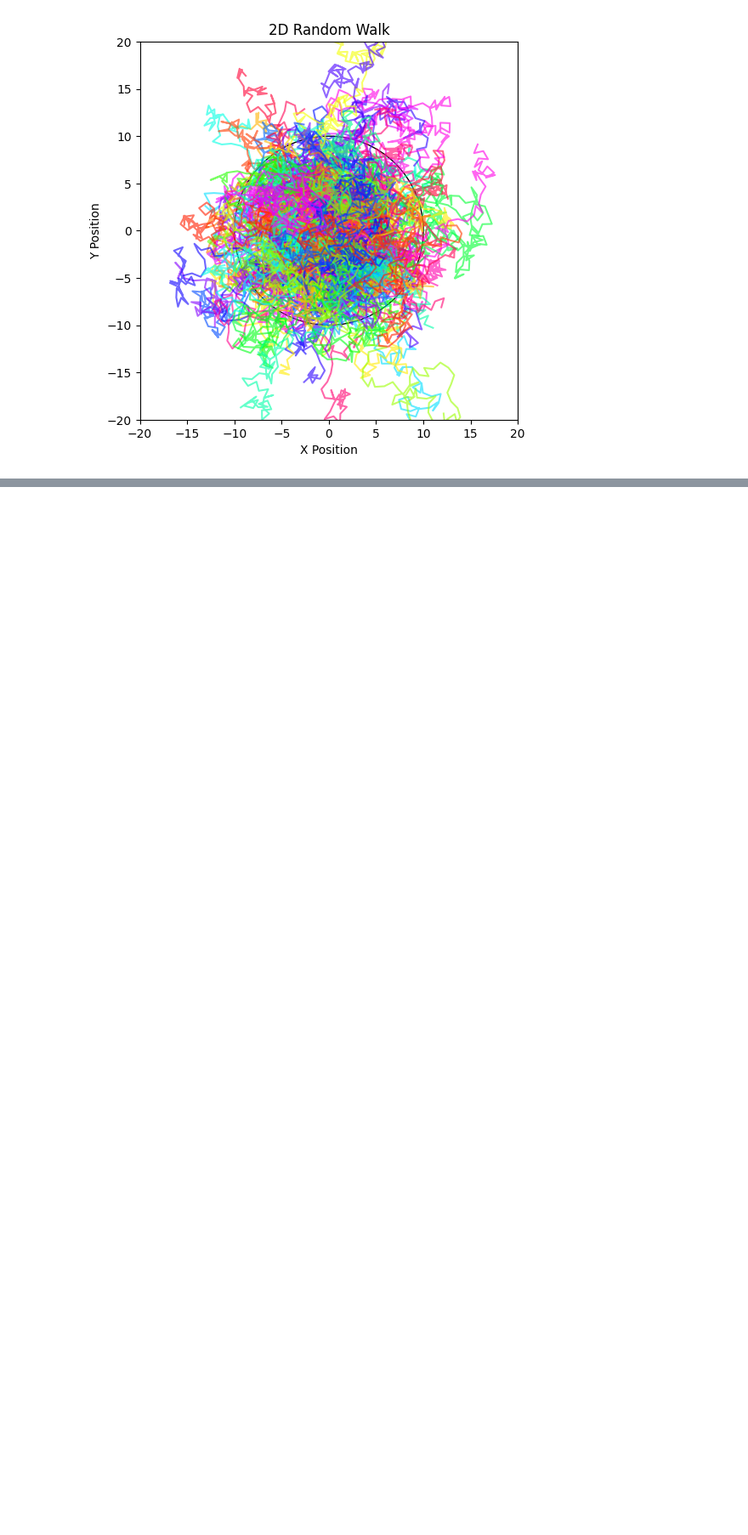
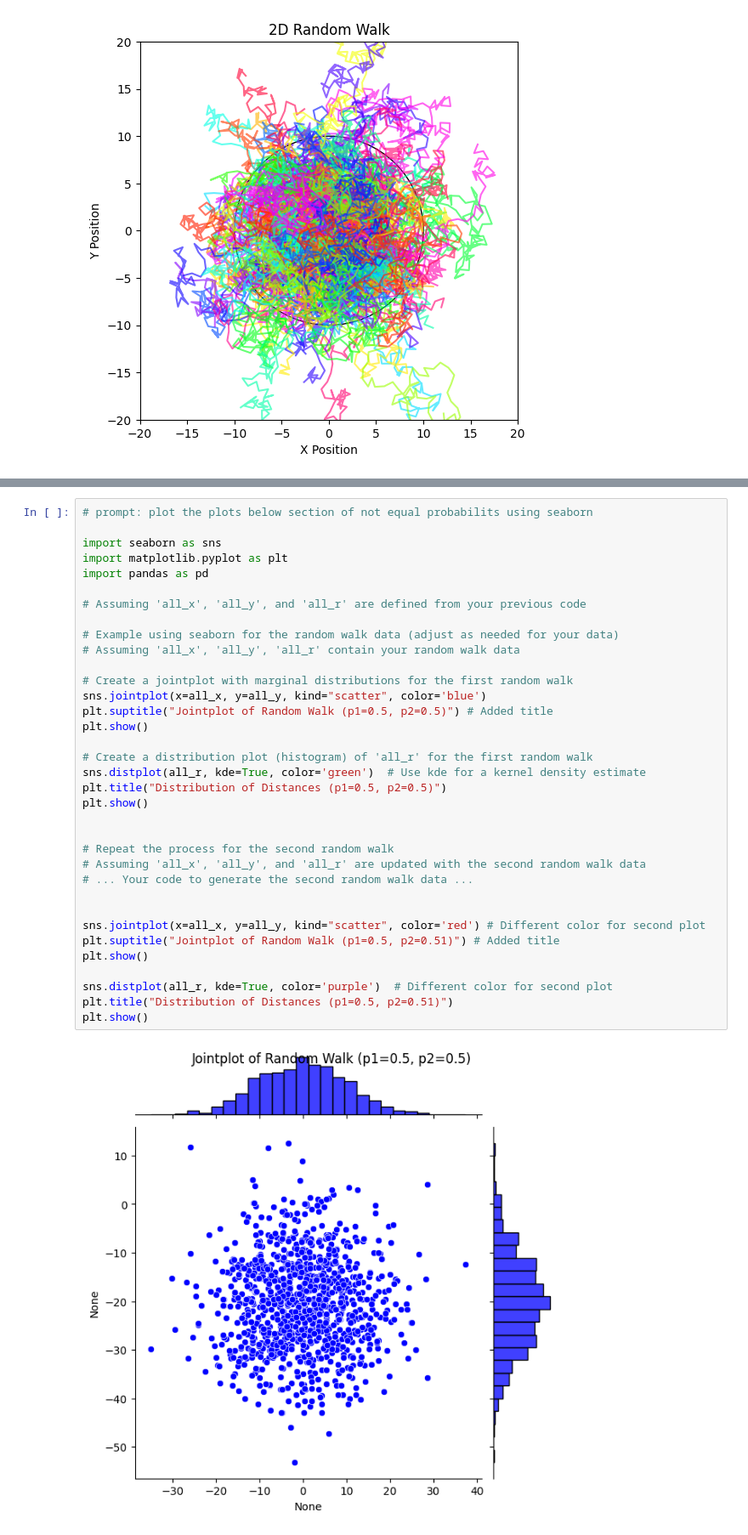
Before and after one commit to RezaBahani/IUTComputationalPhysics, a Jupyter notebook: diffusion_equation.ipynb, the cells around one changed output, grey strips where cells are left out. Shown at 85% size. Cells and saved outputs as stored; diff of their text form; blank space fills up the shorter version.

```diff
--- a/diffusion_equation.ipynb
+++ b/diffusion_equation.ipynb
@@ -78,0 +246,37 @@ plt.show()
+# %%
+# prompt: plot the plots below section of not equal probabilits using seaborn
+
+import seaborn as sns
+import matplotlib.pyplot as plt
+import pandas as pd
+
+# Assuming 'all_x', 'all_y', and 'all_r' are defined from your previous code
+
+# Example using seaborn for the random walk data (adjust as needed for your data)
+# Assuming 'all_x', 'all_y', 'all_r' contain your random walk data
+
+# Create a jointplot with marginal distributions for the first random walk
+sns.jointplot(x=all_x, y=all_y, kind="scatter", color='blue')
+plt.suptitle("Jointplot of Random Walk (p1=0.5, p2=0.5)") # Added title
+plt.show()
+
+# Create a distribution plot (histogram) of 'all_r' for the first random walk
+sns.distplot(all_r, kde=True, color='green')  # Use kde for a kernel density estimate
+plt.title("Distribution of Distances (p1=0.5, p2=0.5)")
+plt.show()
+
+
+# Repeat the process for the second random walk
+# Assuming 'all_x', 'all_y', and 'all_r' are updated with the second random walk data
+# ... Your code to generate the second random walk data ...
+
+
+sns.jointplot(x=all_x, y=all_y, kind="scatter", color='red') # Different color for second plot
+plt.suptitle("Jointplot of Random Walk (p1=0.5, p2=0.51)") # Added title
+plt.show()
+
+sns.distplot(all_r, kde=True, color='purple')  # Different color for second plot
+plt.title("Distribution of Distances (p1=0.5, p2=0.51)")
+plt.show()
+# %% [output]
+[figure, added]
```
Also changed, not shown: parts of 4 cells of this notebook.
